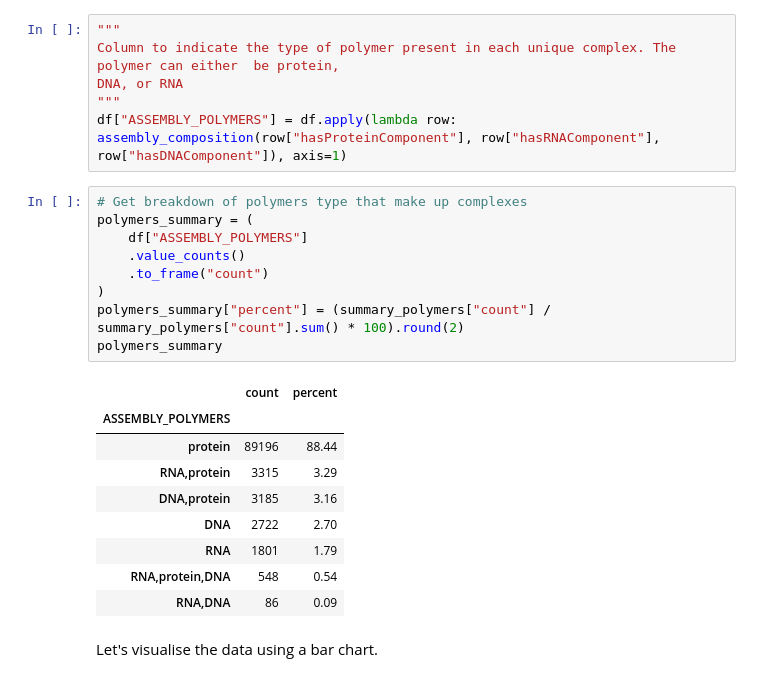
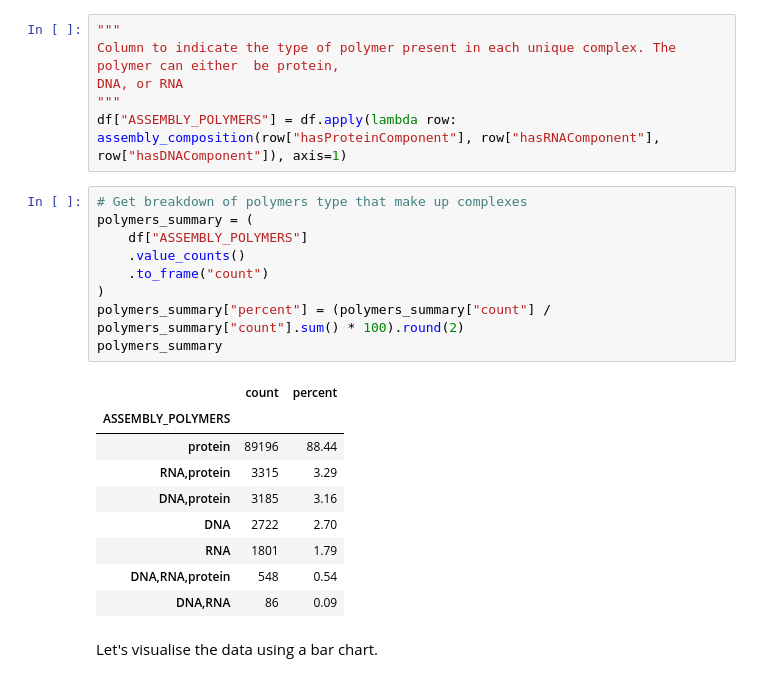
Before and after one commit to PDBe-KB/pdbe-assemblies-analysis, a Jupyter notebook: assemblies_analysis.ipynb, the cells around one changed output. Cells and saved outputs as stored; diff of their text form.

```diff
--- a/assemblies_analysis.ipynb
+++ b/assemblies_analysis.ipynb
@@ -556,22 +556,22 @@ df["ASSEMBLY_POLYMERS"] = df.apply(lambda row: assembly_composition(row["hasProt
 # %%
 # Get breakdown of polymers type that make up complexes
 polymers_summary = (
     df["ASSEMBLY_POLYMERS"]
     .value_counts()
     .to_frame("count")
 )
-polymers_summary["percent"] = (summary_polymers["count"] / summary_polymers["count"].sum() * 100).round(2)
+polymers_summary["percent"] = (polymers_summary["count"] / polymers_summary["count"].sum() * 100).round(2)
 polymers_summary
 # %% [output]
 |  | count | percent |
 | ASSEMBLY_POLYMERS |  |  |
 | protein | 89196 | 88.44 |
 | RNA,protein | 3315 | 3.29 |
 | DNA,protein | 3185 | 3.16 |
 | DNA | 2722 | 2.70 |
 | RNA | 1801 | 1.79 |
-| RNA,protein,DNA | 548 | 0.54 |
-| RNA,DNA | 86 | 0.09 |
+| DNA,RNA,protein | 548 | 0.54 |
+| DNA,RNA | 86 | 0.09 |
 # %% [markdown]
 Let's visualise the data using a bar chart.
 # %%
```
Also changed, not shown: parts of 4 cells of this notebook.
